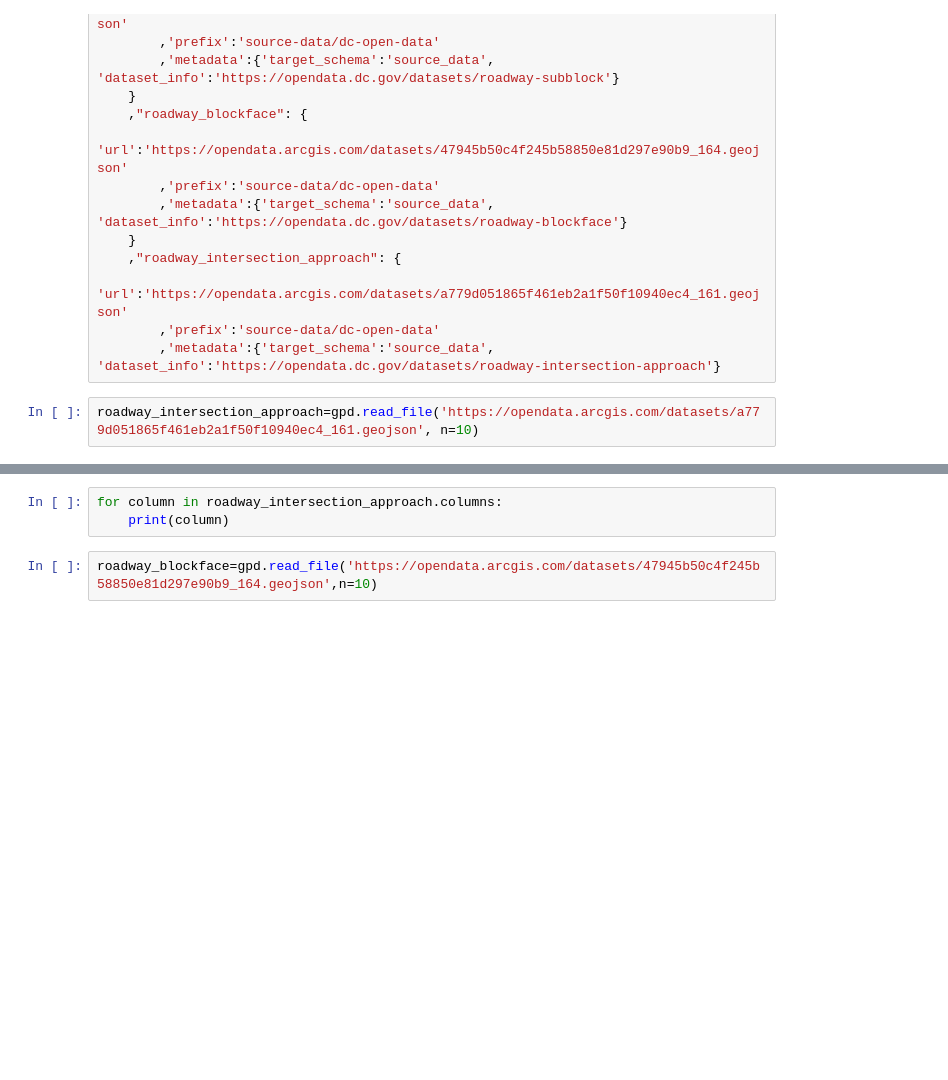
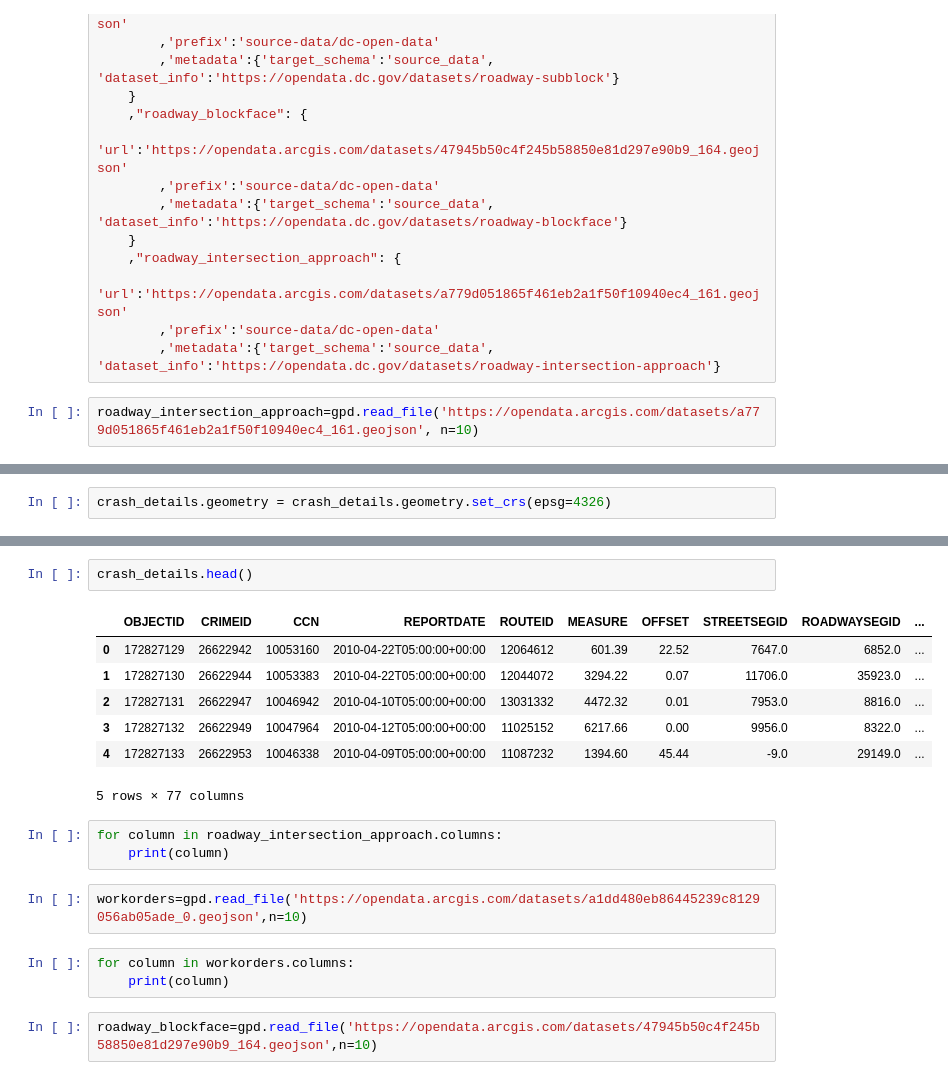
Before and after one commit to CharlotteJackson/DC_Crash_Bot, a Jupyter notebook: notebooks/scratch.ipynb, the cells around one changed output, grey strips where cells are left out. Saved outputs shown, nothing was run; the diff lists cells and outputs as text; blank space fills up the shorter version.

```diff
--- a/notebooks/scratch.ipynb
+++ b/notebooks/scratch.ipynb
@@ -31,0 +104,2 @@ roadway_intersection_approach=gpd.read_file('https://opendata.arcgis.com/dataset
+# %%
+crash_details.geometry = crash_details.geometry.set_crs(epsg=4326)
@@ -32,6 +135,21 @@ roadway_intersection_approach=gpd.read_file('https://opendata.arcgis.com/dataset
+# %%
+crash_details.head()
+# %% [output]
+|  | OBJECTID | CRIMEID | CCN | REPORTDATE | ROUTEID | MEASURE | OFFSET | STREETSEGID | ROADWAYSEGID | ... |
+| 0 | 172827129 | 26622942 | 10053160 | 2010-04-22T05:00:00+00:00 | 12064612 | 601.39 | 22.52 | 7647.0 | 6852.0 | ... |
+| 1 | 172827130 | 26622944 | 10053383 | 2010-04-22T05:00:00+00:00 | 12044072 | 3294.22 | 0.07 | 11706.0 | 35923.0 | ... |
+| 2 | 172827131 | 26622947 | 10046942 | 2010-04-10T05:00:00+00:00 | 13031332 | 4472.32 | 0.01 | 7953.0 | 8816.0 | ... |
+| 3 | 172827132 | 26622949 | 10047964 | 2010-04-12T05:00:00+00:00 | 11025152 | 6217.66 | 0.00 | 9956.0 | 8322.0 | ... |
+| 4 | 172827133 | 26622953 | 10046338 | 2010-04-09T05:00:00+00:00 | 11087232 | 1394.60 | 45.44 | -9.0 | 29149.0 | ... |
+5 rows × 77 columns
 # %%
 for column in roadway_intersection_approach.columns:
     print(column)
+# %%
+workorders=gpd.read_file('https://opendata.arcgis.com/datasets/a1dd480eb86445239c8129056ab05ade_0.geojson',n=10)
+# %%
+for column in workorders.columns:
+    print(column)
 # %%
 roadway_blockface=gpd.read_file('https://opendata.arcgis.com/datasets/47945b50c4f245b58850e81d297e90b9_164.geojson',n=10)
 # %%
```
Also changed, not shown: parts of 34 cells of this notebook, 3 other files.
